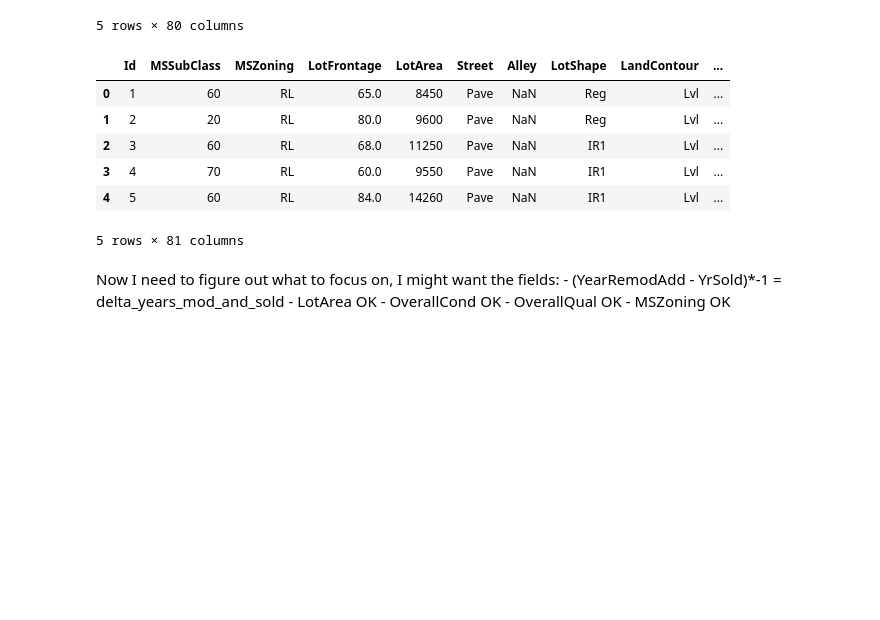
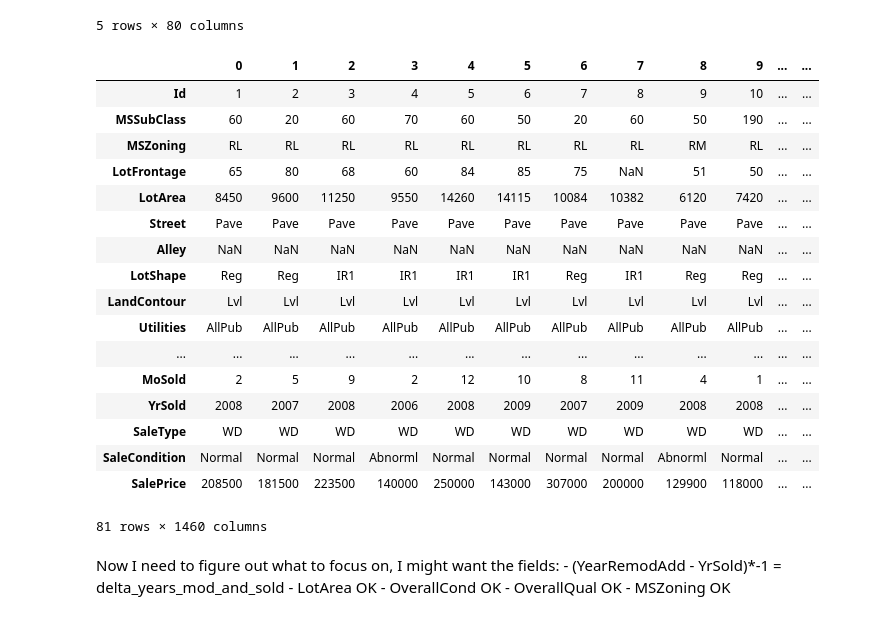
Before and after one commit to duch11/ML1, a Jupyter notebook: assignment 3/Home assignment 3.ipynb, the cells around one changed output. Drawn from its saved outputs; the diff is of its cells as text; code cells hidden in the pictures; blank space fills up the shorter version.

```diff
--- a/assignment 3/Home assignment 3.ipynb
+++ b/assignment 3/Home assignment 3.ipynb
@@ -25,13 +35,25 @@ df_houseprices_testdata.head()
 | 3 | 1464 | 60 | RL | 78.0 | 9978 | Pave | NaN | IR1 | Lvl | ... |
 | 4 | 1465 | 120 | RL | 43.0 | 5005 | Pave | NaN | IR1 | HLS | ... |
 5 rows × 80 columns
-# %%
-df_houseprices_traindata.head()
-# %% [output]
-|  | Id | MSSubClass | MSZoning | LotFrontage | LotArea | Street | Alley | LotShape | LandContour | ... |
-| 0 | 1 | 60 | RL | 65.0 | 8450 | Pave | NaN | Reg | Lvl | ... |
-| 1 | 2 | 20 | RL | 80.0 | 9600 | Pave | NaN | Reg | Lvl | ... |
-| 2 | 3 | 60 | RL | 68.0 | 11250 | Pave | NaN | IR1 | Lvl | ... |
-| 3 | 4 | 70 | RL | 60.0 | 9550 | Pave | NaN | IR1 | Lvl | ... |
-| 4 | 5 | 60 | RL | 84.0 | 14260 | Pave | NaN | IR1 | Lvl | ... |
-5 rows × 81 columns
+# %%
+pd.set_option('display.max_rows', len(df_houseprices_traindata["Id"]))
+df_houseprices_traindata.T
+# %% [output]
+|  | 0 | 1 | 2 | 3 | 4 | 5 | 6 | 7 | 8 | 9 | ... | ... |
+| Id | 1 | 2 | 3 | 4 | 5 | 6 | 7 | 8 | 9 | 10 | ... | ... |
+| MSSubClass | 60 | 20 | 60 | 70 | 60 | 50 | 20 | 60 | 50 | 190 | ... | ... |
+| MSZoning | RL | RL | RL | RL | RL | RL | RL | RL | RM | RL | ... | ... |
+| LotFrontage | 65 | 80 | 68 | 60 | 84 | 85 | 75 | NaN | 51 | 50 | ... | ... |
+| LotArea | 8450 | 9600 | 11250 | 9550 | 14260 | 14115 | 10084 | 10382 | 6120 | 7420 | ... | ... |
+| Street | Pave | Pave | Pave | Pave | Pave | Pave | Pave | Pave | Pave | Pave | ... | ... |
+| Alley | NaN | NaN | NaN | NaN | NaN | NaN | NaN | NaN | NaN | NaN | ... | ... |
+| LotShape | Reg | Reg | IR1 | IR1 | IR1 | IR1 | Reg | IR1 | Reg | Reg | ... | ... |
+| LandContour | Lvl | Lvl | Lvl | Lvl | Lvl | Lvl | Lvl | Lvl | Lvl | Lvl | ... | ... |
+| Utilities | AllPub | AllPub | AllPub | AllPub | AllPub | AllPub | AllPub | AllPub | AllPub | AllPub | ... | ... |
+| ... | ... | ... | ... | ... | ... | ... | ... | ... | ... | ... | ... | ... |
+| MoSold | 2 | 5 | 9 | 2 | 12 | 10 | 8 | 11 | 4 | 1 | ... | ... |
+| YrSold | 2008 | 2007 | 2008 | 2006 | 2008 | 2009 | 2007 | 2009 | 2008 | 2008 | ... | ... |
+| SaleType | WD | WD | WD | WD | WD | WD | WD | WD | WD | WD | ... | ... |
+| SaleCondition | Normal | Normal | Normal | Abnorml | Normal | Normal | Normal | Normal | Abnorml | Normal | ... | ... |
+| SalePrice | 208500 | 181500 | 223500 | 140000 | 250000 | 143000 | 307000 | 200000 | 129900 | 118000 | ... | ... |
+81 rows × 1460 columns
```
Also changed, not shown: parts of 20 cells of this notebook, 1 other file.
